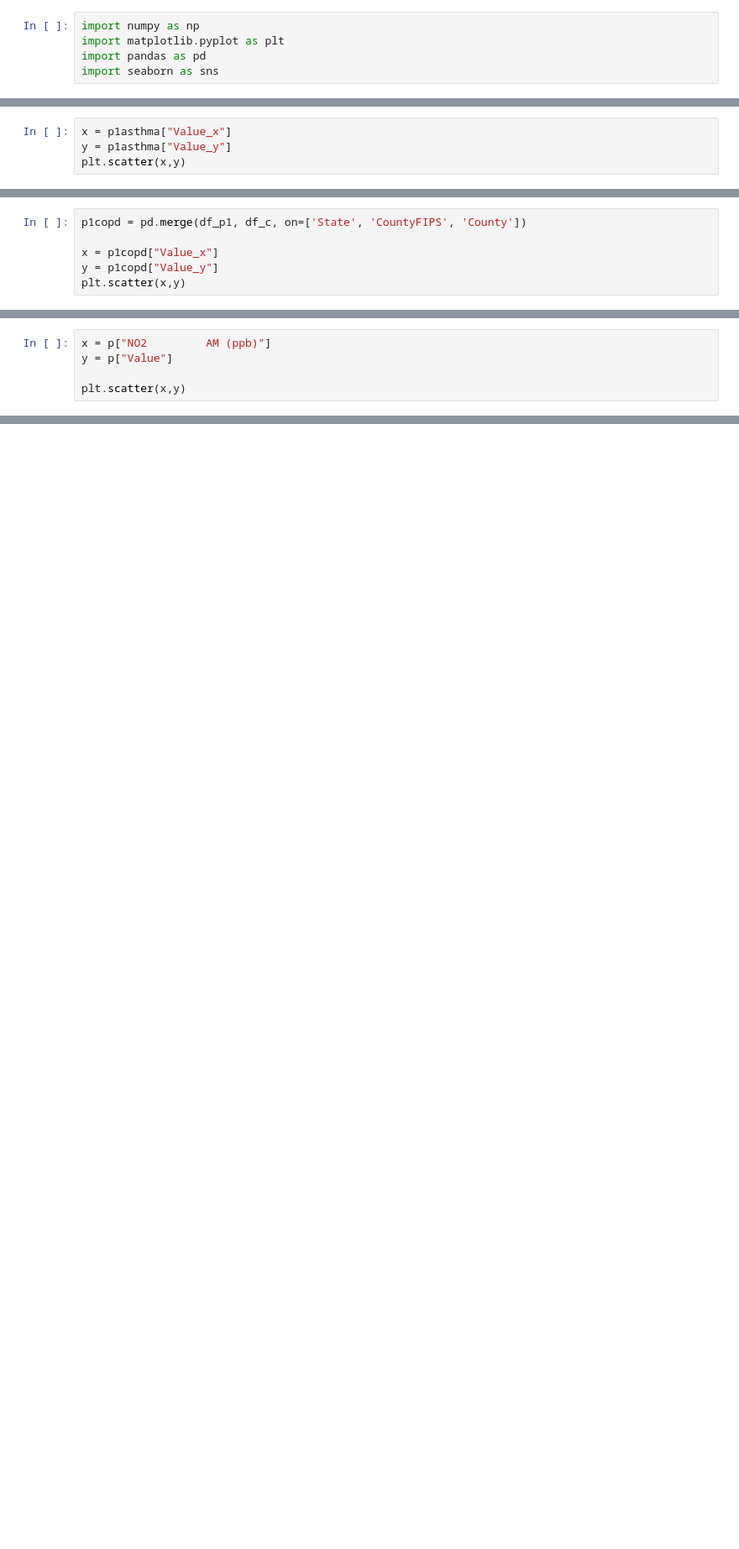
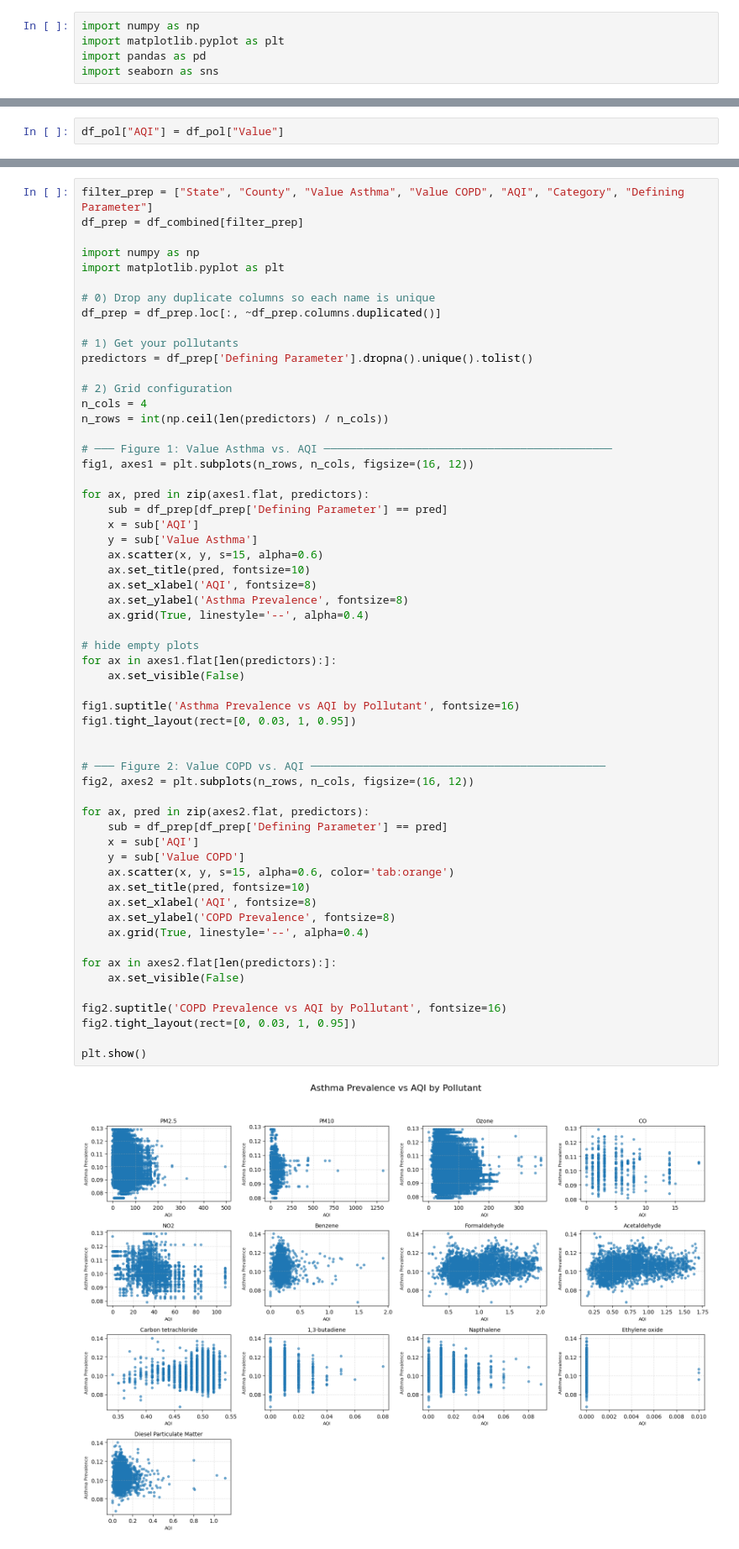
Before and after one commit to enoimasuen/Air-Pollution-Respiratory-Disease-Modeling, a Jupyter notebook: data_cleaning_to_rf_model_air_pollution.ipynb, the cells around one changed output, grey strips where cells are left out. Shown at 84% size. Cells and saved outputs as stored; diff of their text form; blank space fills up the shorter version.

```diff
--- a/data_cleaning_to_rf_model_air_pollution.ipynb
+++ b/data_cleaning_to_rf_model_air_pollution.ipynb
@@ -75,4 +5,0 @@ p1asthma
-# %%
-x = p1asthma["Value_x"]
-y = p1asthma["Value_y"]
-plt.scatter(x,y)
@@ -104,6 +5,0 @@ plt.show()
-# %%
-p1copd = pd.merge(df_p1, df_c, on=['State', 'CountyFIPS', 'County'])
-
-x = p1copd["Value_x"]
-y = p1copd["Value_y"]
-plt.scatter(x,y)
@@ -138,5 +5,0 @@ p["NO2         AM (ppb)"] = pd.to_numeric(p["NO2         AM (ppb)"].str.replace(
-# %%
-x = p["NO2         AM (ppb)"]
-y = p["Value"]
-
-plt.scatter(x,y)
@@ -163,0 +165,2 @@ Index(['State_x', 'County_x', 'County FIPS Code', '2010 Population',
+# %%
+df_pol["AQI"] = df_pol["Value"]
@@ -163,0 +239,60 @@ Index(['State_x', 'County_x', 'County FIPS Code', '2010 Population',
+# %%
+filter_prep = ["State", "County", "Value Asthma", "Value COPD", "AQI", "Category", "Defining Parameter"]
+df_prep = df_combined[filter_prep]
+
+import numpy as np
+import matplotlib.pyplot as plt
+
+# 0) Drop any duplicate columns so each name is unique
+df_prep = df_prep.loc[:, ~df_prep.columns.duplicated()]
+
+# 1) Get your pollutants
+predictors = df_prep['Defining Parameter'].dropna().unique().tolist()
+
+# 2) Grid configuration
+n_cols = 4
+n_rows = int(np.ceil(len(predictors) / n_cols))
+
+# ─── Figure 1: Value Asthma vs. AQI ────────────────────────────────────────────
+fig1, axes1 = plt.subplots(n_rows, n_cols, figsize=(16, 12))
+
+for ax, pred in zip(axes1.flat, predictors):
+    sub = df_prep[df_prep['Defining Parameter'] == pred]
+    x = sub['AQI']
+    y = sub['Value Asthma']
+    ax.scatter(x, y, s=15, alpha=0.6)
+    ax.set_title(pred, fontsize=10)
+    ax.set_xlabel('AQI', fontsize=8)
+    ax.set_ylabel('Asthma Prevalence', fontsize=8)
+    ax.grid(True, linestyle='--', alpha=0.4)
+
+# hide empty plots
+for ax in axes1.flat[len(predictors):]:
+    ax.set_visible(False)
+
+fig1.suptitle('Asthma Prevalence vs AQI by Pollutant', fontsize=16)
+fig1.tight_layout(rect=[0, 0.03, 1, 0.95])
+
+
+# ─── Figure 2: Value COPD vs. AQI ─────────────────────────────────────────────
+fig2, axes2 = plt.subplots(n_rows, n_cols, figsize=(16, 12))
+
+for ax, pred in zip(axes2.flat, predictors):
+    sub = df_prep[df_prep['Defining Parameter'] == pred]
+    x = sub['AQI']
+    y = sub['Value COPD']
+    ax.scatter(x, y, s=15, alpha=0.6, color='tab:orange')
+    ax.set_title(pred, fontsize=10)
+    ax.set_xlabel('AQI', fontsize=8)
+    ax.set_ylabel('COPD Prevalence', fontsize=8)
+    ax.grid(True, linestyle='--', alpha=0.4)
+
+for ax in axes2.flat[len(predictors):]:
+    ax.set_visible(False)
+
+fig2.suptitle('COPD Prevalence vs AQI by Pollutant', fontsize=16)
+fig2.tight_layout(rect=[0, 0.03, 1, 0.95])
+
+plt.show()
+# %% [output]
+[figure, added]
```
Also changed, not shown: parts of 41 cells of this notebook.
